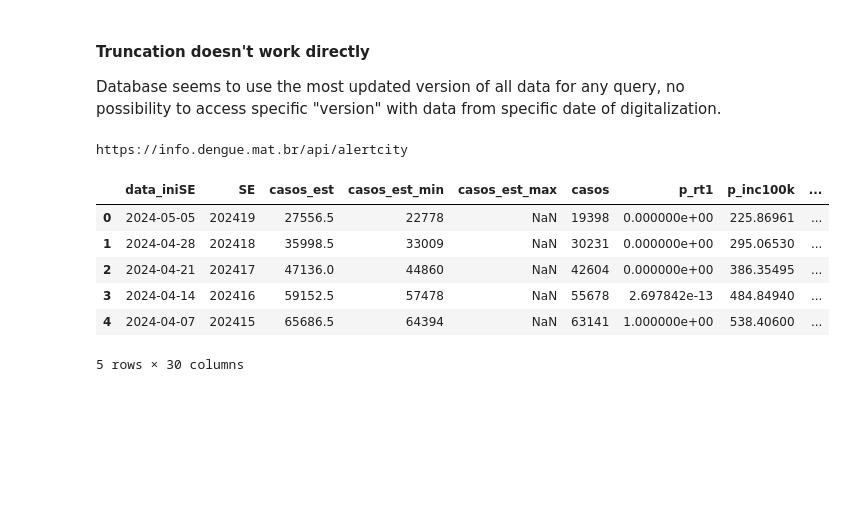
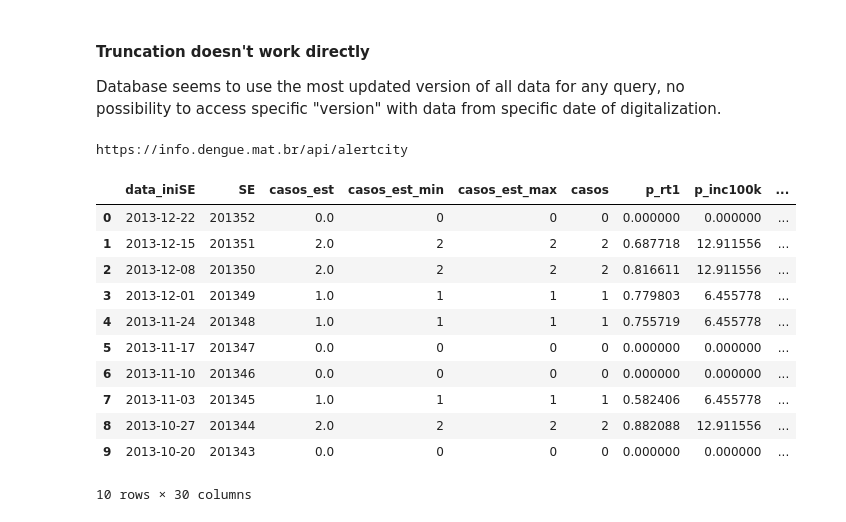
Before and after one commit to silaskoemen/NowcastPNN, a Jupyter notebook: dengue_SP.ipynb, the cells around one changed output. Saved outputs shown, nothing was run; the diff lists cells and outputs as text; code cells hidden in the pictures; blank space fills up the shorter version.

```diff
--- a/dengue_SP.ipynb
+++ b/dengue_SP.ipynb
@@ -9,21 +9,26 @@ Database seems to use the most updated version of all data for any query, no pos
 # %%
 # 3550308 = SP city geocode
 url = 'https://info.dengue.mat.br/api/alertcity'
 search_filter = (
-    'geocode=3550308&' +
+    'geocode=1200013&' +
     'disease=dengue&format=csv&' +
-    'ew_start=1&ew_end=19&' +
-    'ey_start=2023&ey_end=2024'
+    'ew_start=1&ew_end=52&' +
+    'ey_start=2013&ey_end=2013'
 )
 df = pd.read_csv('%s?%s' % (url, search_filter))
 print(url)
-df.head()
+df.head(10)
 # %% [output]
 https://info.dengue.mat.br/api/alertcity
 |  | data_iniSE | SE | casos_est | casos_est_min | casos_est_max | casos | p_rt1 | p_inc100k | ... |
-| 0 | 2024-05-05 | 202419 | 27556.5 | 22778 | NaN | 19398 | 0.000000e+00 | 225.86961 | ... |
-| 1 | 2024-04-28 | 202418 | 35998.5 | 33009 | NaN | 30231 | 0.000000e+00 | 295.06530 | ... |
-| 2 | 2024-04-21 | 202417 | 47136.0 | 44860 | NaN | 42604 | 0.000000e+00 | 386.35495 | ... |
-| 3 | 2024-04-14 | 202416 | 59152.5 | 57478 | NaN | 55678 | 2.697842e-13 | 484.84940 | ... |
-| 4 | 2024-04-07 | 202415 | 65686.5 | 64394 | NaN | 63141 | 1.000000e+00 | 538.40600 | ... |
+| 0 | 2013-12-22 | 201352 | 0.0 | 0 | 0 | 0 | 0.000000 | 0.000000 | ... |
+| 1 | 2013-12-15 | 201351 | 2.0 | 2 | 2 | 2 | 0.687718 | 12.911556 | ... |
+| 2 | 2013-12-08 | 201350 | 2.0 | 2 | 2 | 2 | 0.816611 | 12.911556 | ... |
+| 3 | 2013-12-01 | 201349 | 1.0 | 1 | 1 | 1 | 0.779803 | 6.455778 | ... |
+| 4 | 2013-11-24 | 201348 | 1.0 | 1 | 1 | 1 | 0.755719 | 6.455778 | ... |
+| 5 | 2013-11-17 | 201347 | 0.0 | 0 | 0 | 0 | 0.000000 | 0.000000 | ... |
+| 6 | 2013-11-10 | 201346 | 0.0 | 0 | 0 | 0 | 0.000000 | 0.000000 | ... |
+| 7 | 2013-11-03 | 201345 | 1.0 | 1 | 1 | 1 | 0.582406 | 6.455778 | ... |
+| 8 | 2013-10-27 | 201344 | 2.0 | 2 | 2 | 2 | 0.882088 | 12.911556 | ... |
+| 9 | 2013-10-20 | 201343 | 0.0 | 0 | 0 | 0 | 0.000000 | 0.000000 | ... |
-5 rows × 30 columns
+10 rows × 30 columns
```
Also changed, not shown: parts of 1 cell of this notebook, 4 other files.
